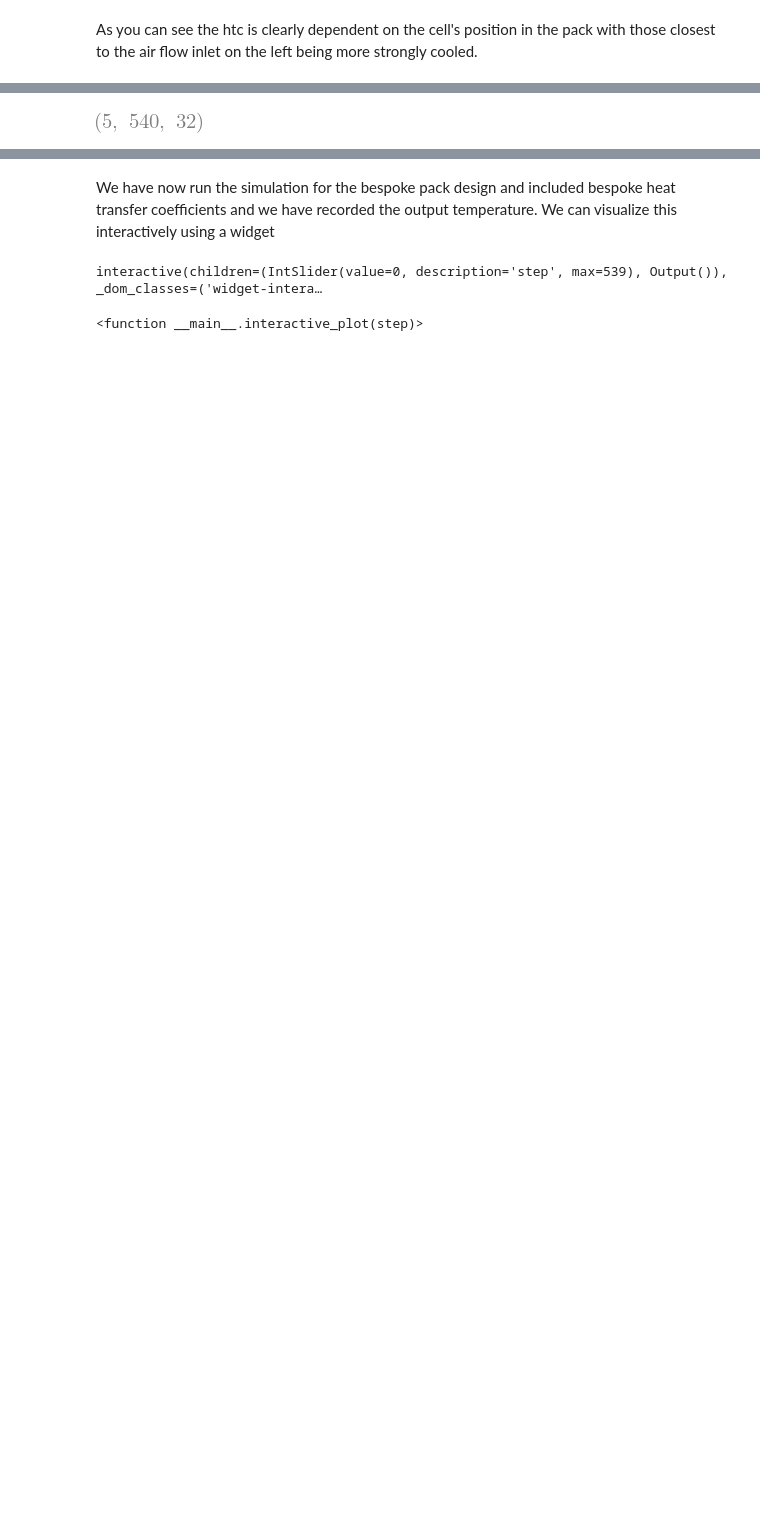
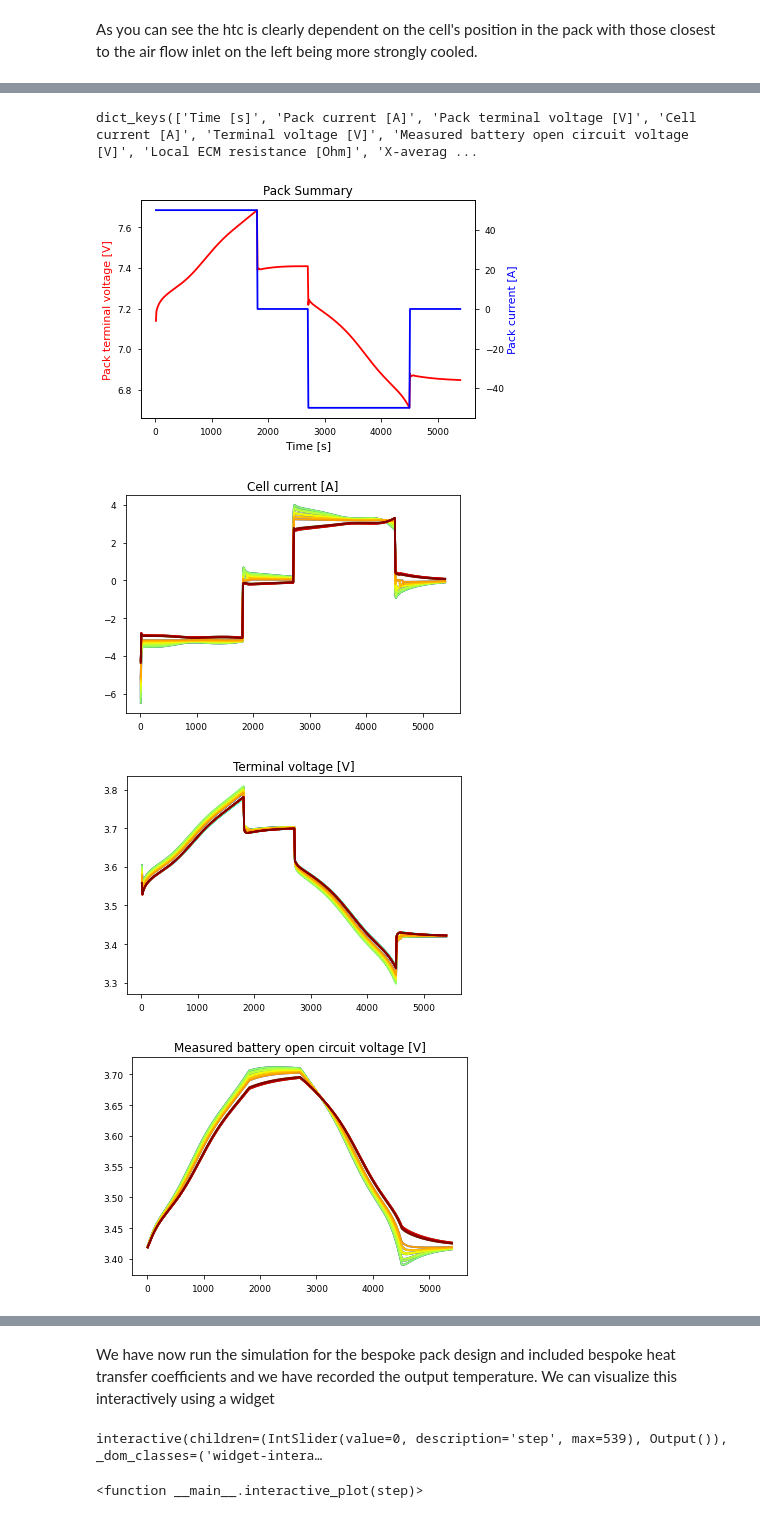
Before and after one commit to pybamm-team/liionpack, a Jupyter notebook: examples/notebooks/02 Simulating a bespoke pack using an LTSpice netlist and custom heat transfer.ipynb, the cells around one changed output, grey strips where cells are left out. Saved outputs shown, nothing was run; the diff lists cells and outputs as text; code cells hidden in the pictures; blank space fills up the shorter version.

```diff
--- a/examples/notebooks/02 Simulating a bespoke pack using an LTSpice netlist and custom heat transfer.ipynb
+++ b/examples/notebooks/02 Simulating a bespoke pack using an LTSpice netlist and custom heat transfer.ipynb
@@ -208,4 +205,11 @@ output = lp.solve(netlist=netlist,
-# %%
-output.shape
-# %% [output]
-[figure, removed]
+# %%
+print(output.keys())
+# %% [output]
+dict_keys(['Time [s]', 'Pack current [A]', 'Pack terminal voltage [V]', 'Cell current [A]', 'Terminal voltage [V]', 'Measured battery open circuit voltage [V]', 'Local ECM resistance [Ohm]', 'X-averag ...
+# %%
+lp.plot_output(output)
+# %% [output]
+[figure, added]
+[figure, added]
+[figure, added]
+[figure, added]
```
Also changed, not shown: parts of 15 cells of this notebook, 8 other files.
